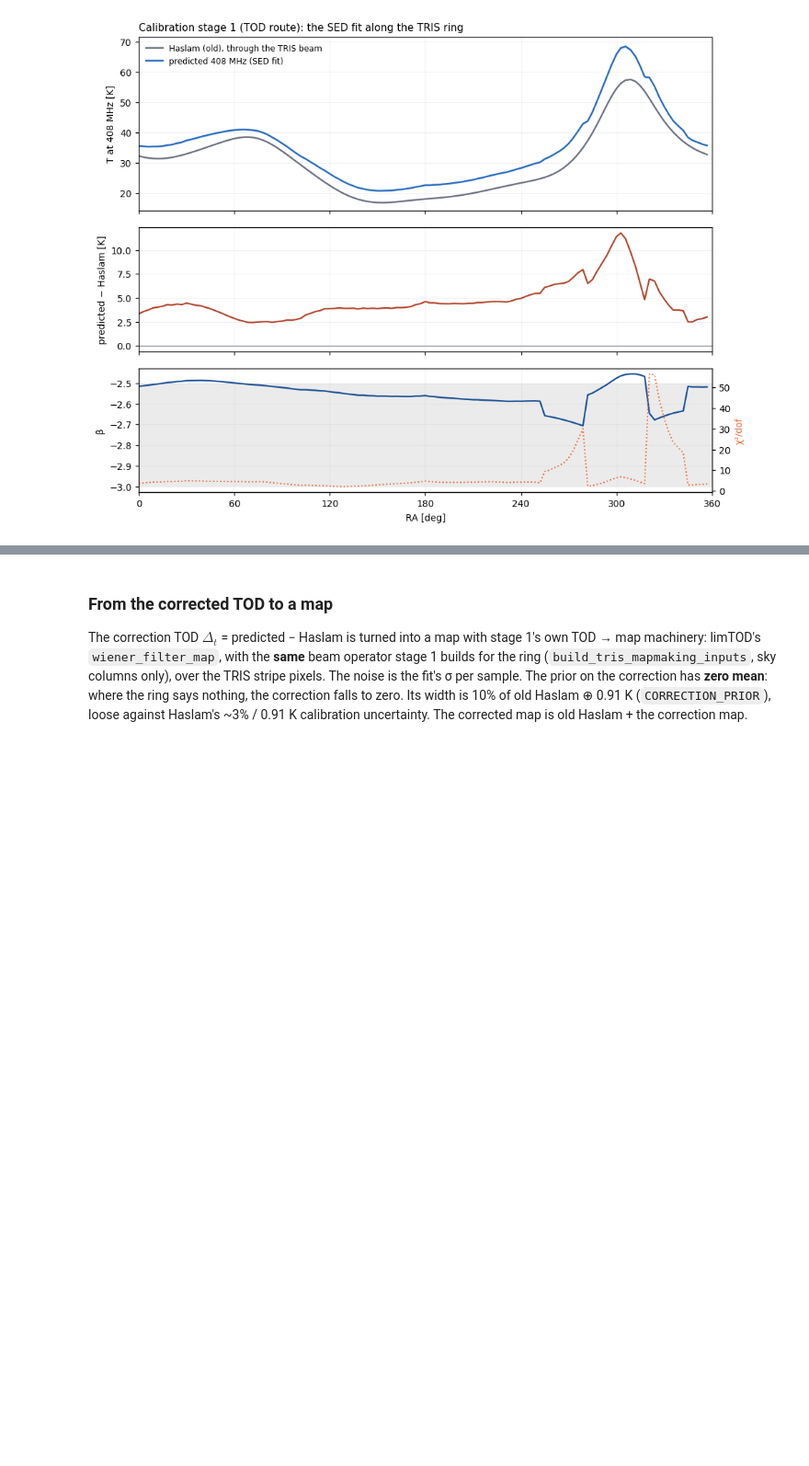
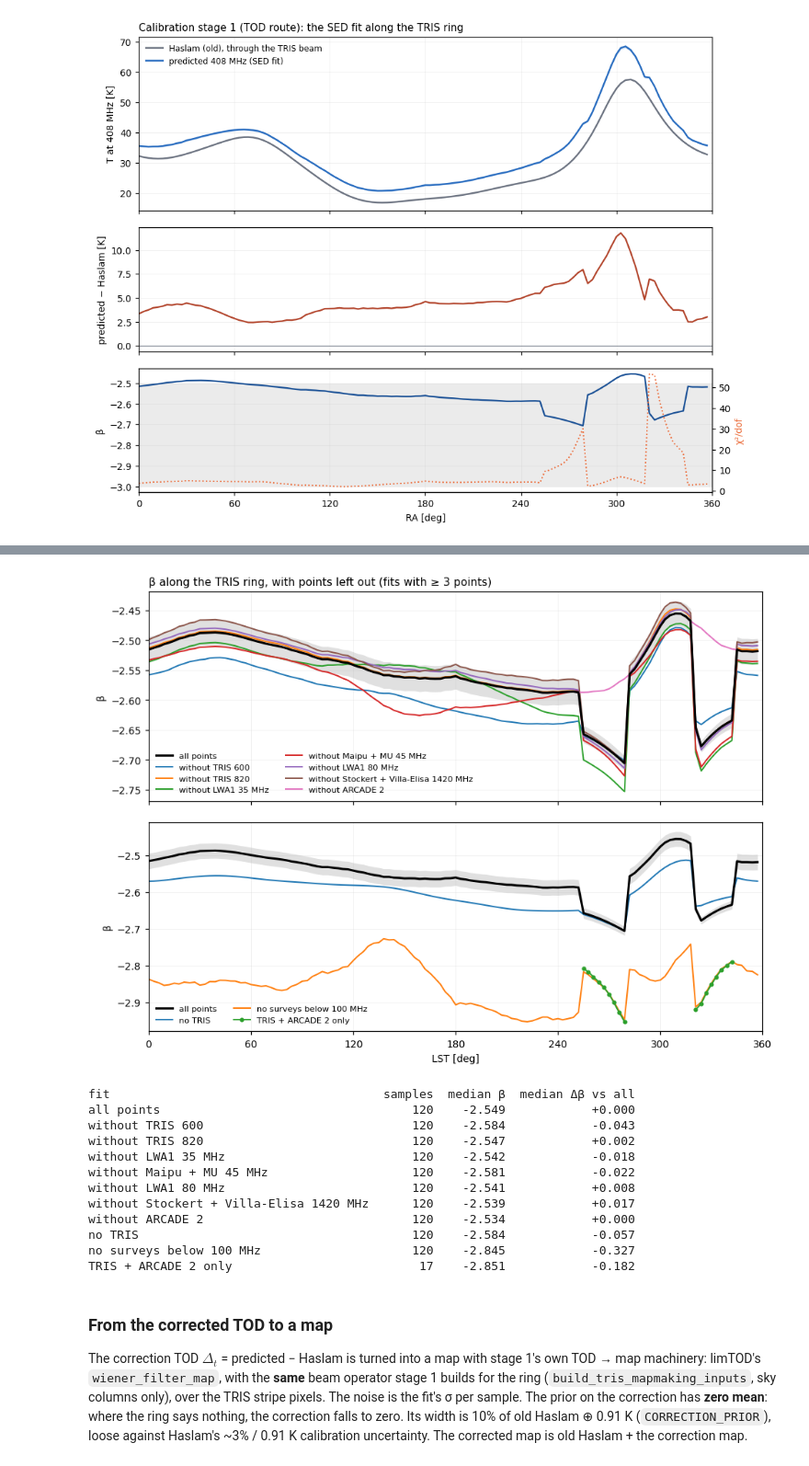
Before and after one commit to sohinixcvii/moonrunes, a Jupyter notebook: notebooks/07_sed_calibration.ipynb, the cells around one changed output, grey strips where cells are left out. Shown at 92% size. Cells and saved outputs as stored; diff of their text form; code cells hidden in the pictures; blank space fills up the shorter version.

```diff
--- a/notebooks/07_sed_calibration.ipynb
+++ b/notebooks/07_sed_calibration.ipynb
@@ -322,3 +353,80 @@ plt.show()
+# %%
+from moonrunes import sed_prototype as sp
+MIN_POINTS = 3
+
+def sample_points(k):
+    # (nu, T, sigma, survey label) of every point in the fit at ring sample k, as in the cell above.
+    rows = []
+    for f, ring in RINGS.items():
+        nu = ring.effective_frequency_mhz
+        rows.append((nu, ring.temperature_k[k] - sky_maps.cmb_rj_k(nu), ring_sigma(ring)[k], f"TRIS {f}"))
+    for m in FIT_MAPS:
+        d = TODS[m["name"]]
+        if d["good"][k]:
+            t_ex = float(sky_maps.rj_excess(d["tod"][k], m))
+            label = "ARCADE 2" if m["name"].startswith("ARCADE") else m["name"]
+            rows.append((m["freq_mhz"], t_ex, float(sigma_for(m, t_ex)), label))
+    return rows
+
+POINTS = [sample_points(k) for k in range(RA.size)]
+
+def beta_along_ring(keep):
+    # beta and sigma(beta) at every sample, fitting only the points whose label keep() accepts.
+    beta, sig = np.full(RA.size, np.nan), np.full(RA.size, np.nan)
+    for k, rows in enumerate(POINTS):
+        rows = [r for r in rows if keep(r[3])]
+        if len(rows) < MIN_POINTS:
+            continue
+        nu, t, s = (np.array([r[i] for r in rows], dtype=float) for i in range(3))
+        r = sp.fit_power_law(nu, t, s)
+        if r and r["n"] >= MIN_POINTS:
+            beta[k], sig[k] = r["beta"], r["sigma_beta"]
+    return beta, sig
+
+SURVEYS = list(dict.fromkeys(r[3] for rows in POINTS for r in rows))
+LOW = ("LWA1 35 MHz", "Maipu + MU 45 MHz", "LWA1 80 MHz")
+ALL_BETA, ALL_SIG = beta_along_ring(lambda s: True)
+LEAVE_OUT = {f"without {s}": beta_along_ring(lambda x, s=s: x != s)[0] for s in SURVEYS}
+GROUPS = {"no TRIS": lambda x: not x.startswith("TRIS"),
+          "no surveys below 100 MHz": lambda x: x not in LOW,
+          "TRIS + ARCADE 2 only": lambda x: x.startswith("TRIS") or x == "ARCADE 2"}
+GROUP_BETA = {name: beta_along_ring(keep)[0] for name, keep in GROUPS.items()}
+
+fig, axes = plt.subplots(2, 1, figsize=(10, 7.2), sharex=True, gridspec_kw=dict(hspace=0.1))
+for ax, curves in zip(axes, (LEAVE_OUT, GROUP_BETA)):
+    ax.fill_between(RA, ALL_BETA - ALL_SIG, ALL_BETA + ALL_SIG, color="k", alpha=0.12, lw=0)
+    ax.plot(RA, ALL_BETA, "-", color="k", lw=2, label="all points", zorder=5)
+    for i, (name, b) in enumerate(curves.items()):
+        sparse = np.isfinite(b).sum() < 30          # ARCADE-only samples: show the points
+        ax.plot(RA, b, "o-" if sparse else "-", ms=3, lw=1.3, color=plt.cm.tab10(i), label=name)
+    ax.set_ylabel("β")
+    ax.legend(fontsize=7.5, frameon=False, ncol=2, loc="best")
+    ax.grid(alpha=0.18, lw=0.6)
+axes[-1].set_xlabel("LST [deg]")
+axes[-1].set_xlim(0, 360); axes[-1].set_xticks(np.arange(0, 361, 60))
+axes[0].set_title(f"β along the TRIS ring, with points left out (fits with ≥ {MIN_POINTS} points)",
+                  loc="left", fontsize=10)
+plt.show()
+
+print(f"{'fit':<40}{'samples':>8}{'median β':>10}{'median Δβ vs all':>18}")
+for name, b in {"all points": ALL_BETA, **LEAVE_OUT, **GROUP_BETA}.items():
+    ok = np.isfinite(b)
+    d = np.median(b[ok] - ALL_BETA[ok]) if ok.any() else np.nan
+    print(f"{name:<40}{int(ok.sum()):>8}{np.nanmedian(b):>+10.3f}{d:>+18.3f}")
+# %% [output]
+[figure, added]
+fit                                      samples  median β  median Δβ vs all
+all points                                   120    -2.549            +0.000
+without TRIS 600                             120    -2.584            -0.043
+without TRIS 820                             120    -2.547            +0.002
+without LWA1 35 MHz                          120    -2.542            -0.018
+without Maipu + MU 45 MHz                    120    -2.581            -0.022
+without LWA1 80 MHz                          120    -2.541            +0.008
+without Stockert + Villa-Elisa 1420 MHz      120    -2.539            +0.017
+without ARCADE 2                             120    -2.534            +0.000
+no TRIS                                      120    -2.584            -0.057
+no surveys below 100 MHz                     120    -2.845            -0.327
+TRIS + ARCADE 2 only                          17    -2.851            -0.182
 # %% [markdown]
 ### From the corrected TOD to a map
 
```
Also changed, not shown: parts of 3 cells of this notebook, 21 other files.
